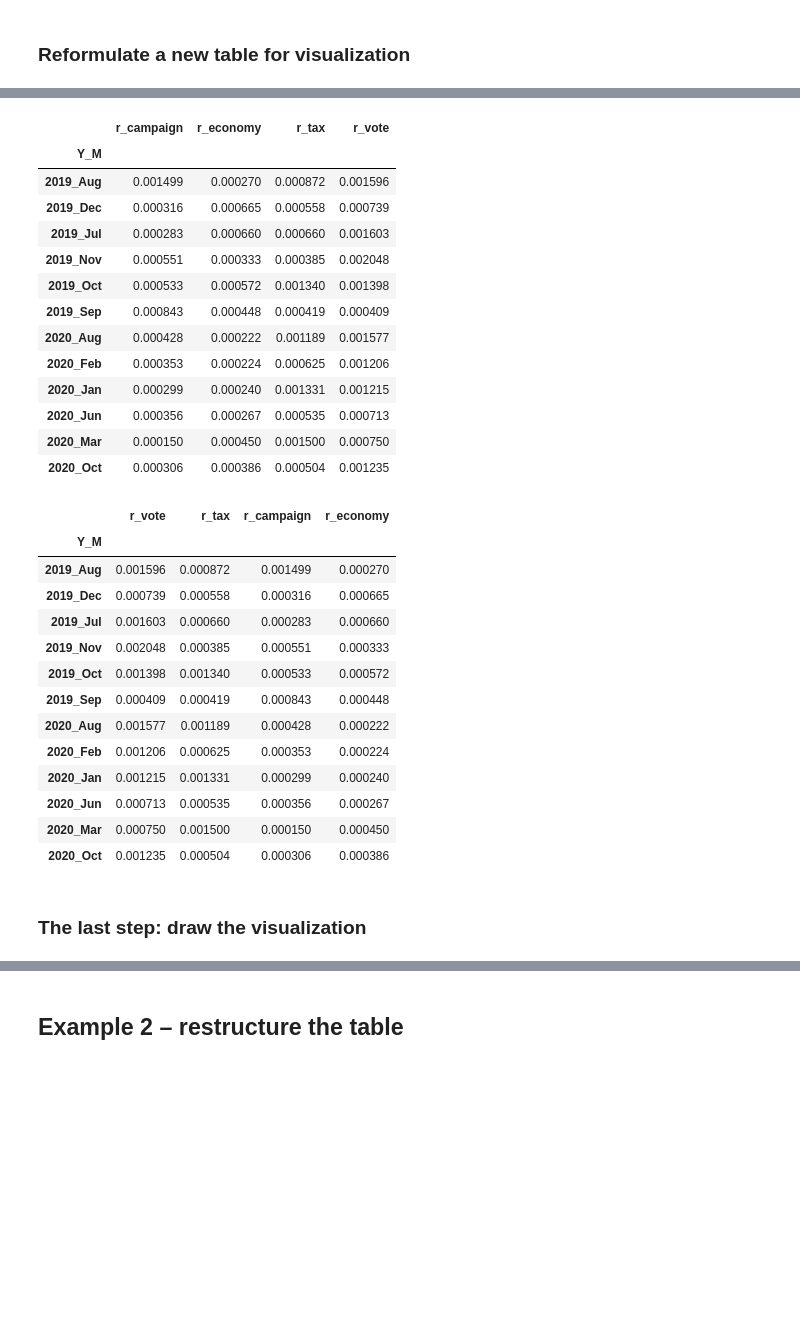
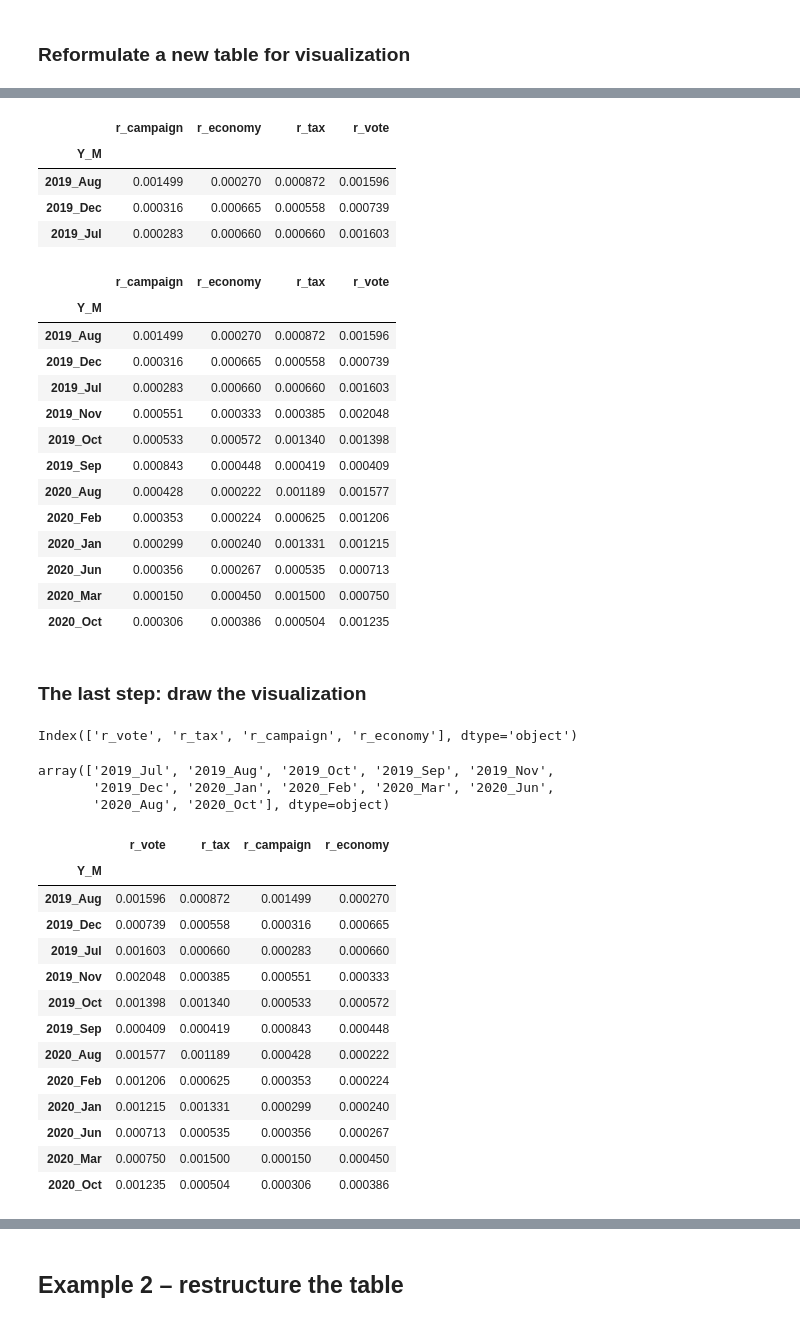
Before and after one commit to PacktPublishing/Hands-On-Data-Preprocessing-in-Python, a Jupyter notebook: Chapter10/Chapter 10.ipynb, the cells around one changed output, grey strips where cells are left out. Drawn from its saved outputs; the diff is of its cells as text; code cells hidden in the pictures; blank space fills up the shorter version.

```diff
--- a/Chapter10/Chapter 10.ipynb
+++ b/Chapter10/Chapter 10.ipynb
@@ -17,9 +17,8 @@ from os import listdir
 FileNames = listdir('Speeches')
 speech_df = pd.DataFrame(index=range(len(FileNames)),columns=['File Name','The Content'])
 for i,f_name in enumerate(FileNames):
-    f = open('Speeches/' + f_name, "r", encoding='utf-8')
-    f_content = f.readlines()
-    f.close()
+    with open('Speeches/' + f_name, "r", encoding='utf-8') as f:
+        f_content = f.readlines()
 
     speech_df.at[i,'File Name'] = f_name
     speech_df.at[i,'The Content'] = f_content[0]
@@ -48,2 +33,7 @@ speech_df
 # %% [markdown]
 ### Unpacking FileName
+# %%
+Months = ['Jan','Feb','Mar','Apr','May','Jun','Jul','Aug','Oct','Sep','Nov','Dec']
+for mon in Months:
+    if mon in 'FayettevilleSep9_2019.txt':
+        print('FayettevilleSep9_2019.txt'.find(mon))
@@ -113,22 +125,13 @@ vis_df = speech_df.pivot_table(
                values= ['r_{}'.format(w) for w in Words],
                aggfunc= np.mean)
 # %%
-vis_df
+vis_df.head(3)
 # %% [output]
 |  | r_campaign | r_economy | r_tax | r_vote |
 | Y_M |  |  |  |  |
 | 2019_Aug | 0.001499 | 0.000270 | 0.000872 | 0.001596 |
 | 2019_Dec | 0.000316 | 0.000665 | 0.000558 | 0.000739 |
 | 2019_Jul | 0.000283 | 0.000660 | 0.000660 | 0.001603 |
-| 2019_Nov | 0.000551 | 0.000333 | 0.000385 | 0.002048 |
-| 2019_Oct | 0.000533 | 0.000572 | 0.001340 | 0.001398 |
-| 2019_Sep | 0.000843 | 0.000448 | 0.000419 | 0.000409 |
-| 2020_Aug | 0.000428 | 0.000222 | 0.001189 | 0.001577 |
-| 2020_Feb | 0.000353 | 0.000224 | 0.000625 | 0.001206 |
-| 2020_Jan | 0.000299 | 0.000240 | 0.001331 | 0.001215 |
-| 2020_Jun | 0.000356 | 0.000267 | 0.000535 | 0.000713 |
-| 2020_Mar | 0.000150 | 0.000450 | 0.001500 | 0.000750 |
-| 2020_Oct | 0.000306 | 0.000386 | 0.000504 | 0.001235 |
 # %%
 vis_df = pd.DataFrame({
   'r_vote': speech_df.groupby('Y_M').r_vote.mean(),
@@ -139,19 +142,19 @@ vis_df = pd.DataFrame({
 # %%
 vis_df
 # %% [output]
-|  | r_vote | r_tax | r_campaign | r_economy |
+|  | r_campaign | r_economy | r_tax | r_vote |
 | Y_M |  |  |  |  |
-| 2019_Aug | 0.001596 | 0.000872 | 0.001499 | 0.000270 |
-| 2019_Dec | 0.000739 | 0.000558 | 0.000316 | 0.000665 |
-| 2019_Jul | 0.001603 | 0.000660 | 0.000283 | 0.000660 |
-| 2019_Nov | 0.002048 | 0.000385 | 0.000551 | 0.000333 |
-| 2019_Oct | 0.001398 | 0.001340 | 0.000533 | 0.000572 |
-| 2019_Sep | 0.000409 | 0.000419 | 0.000843 | 0.000448 |
-| 2020_Aug | 0.001577 | 0.001189 | 0.000428 | 0.000222 |
-| 2020_Feb | 0.001206 | 0.000625 | 0.000353 | 0.000224 |
-| 2020_Jan | 0.001215 | 0.001331 | 0.000299 | 0.000240 |
-| 2020_Jun | 0.000713 | 0.000535 | 0.000356 | 0.000267 |
-| 2020_Mar | 0.000750 | 0.001500 | 0.000150 | 0.000450 |
-| 2020_Oct | 0.001235 | 0.000504 | 0.000306 | 0.000386 |
+| 2019_Aug | 0.001499 | 0.000270 | 0.000872 | 0.001596 |
+| 2019_Dec | 0.000316 | 0.000665 | 0.000558 | 0.000739 |
+| 2019_Jul | 0.000283 | 0.000660 | 0.000660 | 0.001603 |
+| 2019_Nov | 0.000551 | 0.000333 | 0.000385 | 0.002048 |
+| 2019_Oct | 0.000533 | 0.000572 | 0.001340 | 0.001398 |
+| 2019_Sep | 0.000843 | 0.000448 | 0.000419 | 0.000409 |
+| 2020_Aug | 0.000428 | 0.000222 | 0.001189 | 0.001577 |
+| 2020_Feb | 0.000353 | 0.000224 | 0.000625 | 0.001206 |
+| 2020_Jan | 0.000299 | 0.000240 | 0.001331 | 0.001215 |
+| 2020_Jun | 0.000356 | 0.000267 | 0.000535 | 0.000713 |
+| 2020_Mar | 0.000150 | 0.000450 | 0.001500 | 0.000750 |
+| 2020_Oct | 0.000306 | 0.000386 | 0.000504 | 0.001235 |
 # %% [markdown]
 ### The last step: draw the visualization
@@ -157,0 +163,28 @@ vis_df
+# %%
+column_order
+# %% [output]
+Index(['r_vote', 'r_tax', 'r_campaign', 'r_economy'], dtype='object')
+# %%
+row_order = speech_df.sort_values('Date').Y_M.unique()
+row_order
+# %% [output]
+array(['2019_Jul', '2019_Aug', '2019_Oct', '2019_Sep', '2019_Nov',
+       '2019_Dec', '2020_Jan', '2020_Feb', '2020_Mar', '2020_Jun',
+       '2020_Aug', '2020_Oct'], dtype=object)
+# %%
+vis_df[column_order]
+# %% [output]
+|  | r_vote | r_tax | r_campaign | r_economy |
+| Y_M |  |  |  |  |
+| 2019_Aug | 0.001596 | 0.000872 | 0.001499 | 0.000270 |
+| 2019_Dec | 0.000739 | 0.000558 | 0.000316 | 0.000665 |
+| 2019_Jul | 0.001603 | 0.000660 | 0.000283 | 0.000660 |
+| 2019_Nov | 0.002048 | 0.000385 | 0.000551 | 0.000333 |
+| 2019_Oct | 0.001398 | 0.001340 | 0.000533 | 0.000572 |
+| 2019_Sep | 0.000409 | 0.000419 | 0.000843 | 0.000448 |
+| 2020_Aug | 0.001577 | 0.001189 | 0.000428 | 0.000222 |
+| 2020_Feb | 0.001206 | 0.000625 | 0.000353 | 0.000224 |
+| 2020_Jan | 0.001215 | 0.001331 | 0.000299 | 0.000240 |
+| 2020_Jun | 0.000713 | 0.000535 | 0.000356 | 0.000267 |
+| 2020_Mar | 0.000750 | 0.001500 | 0.000150 | 0.000450 |
+| 2020_Oct | 0.001235 | 0.000504 | 0.000306 | 0.000386 |
```
Also changed, not shown: parts of 14 cells of this notebook, 1 other file.
